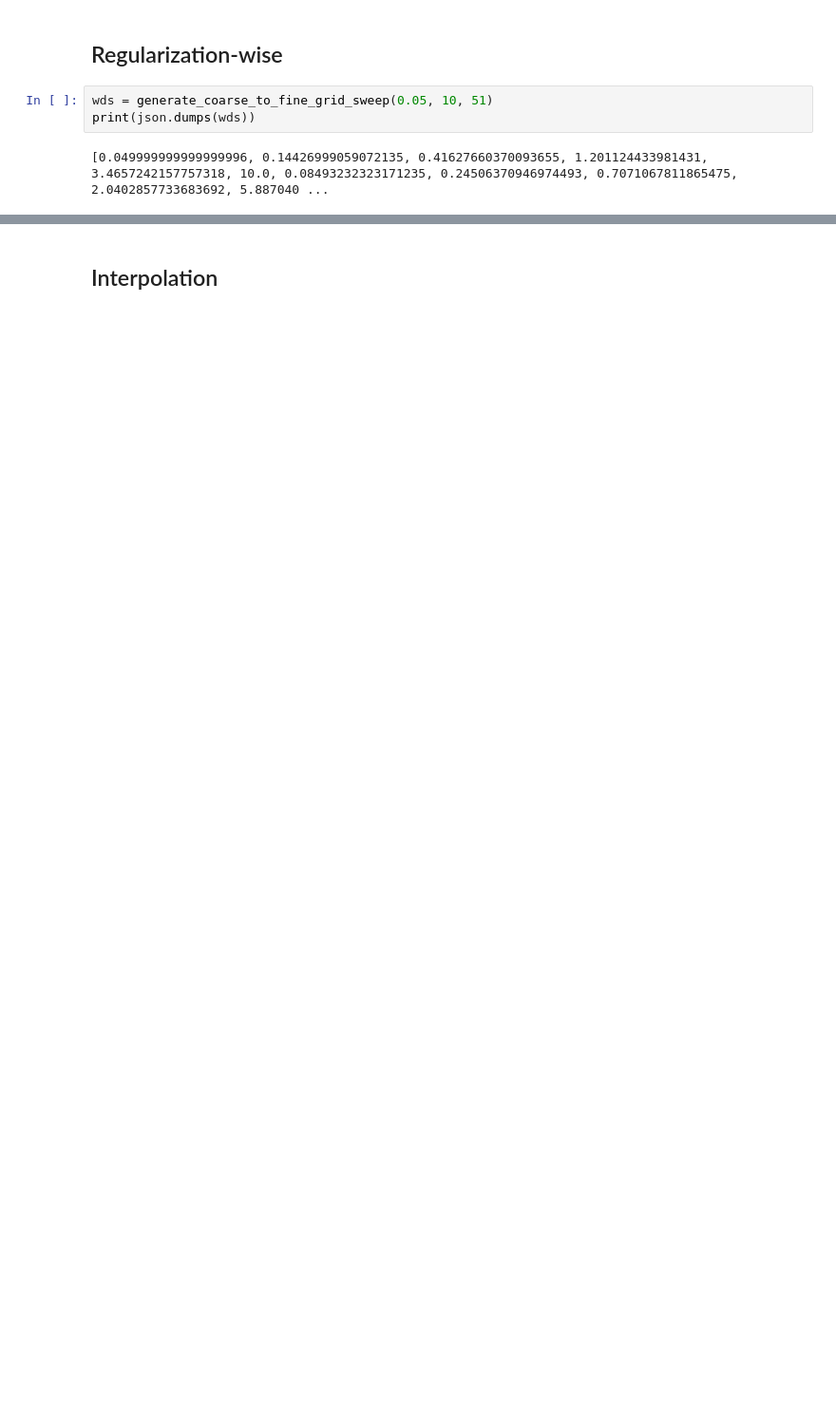
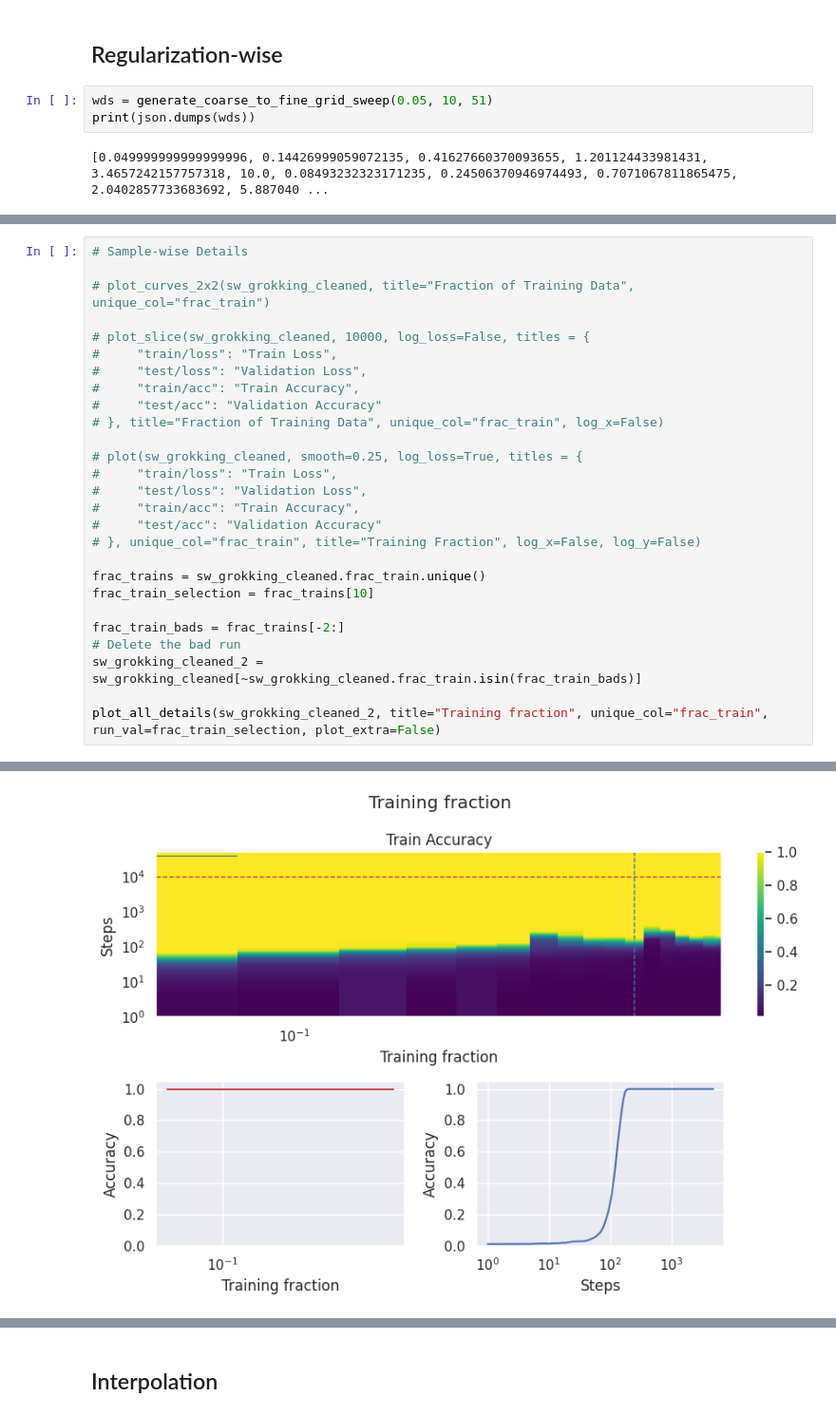
Before and after one commit to jqhoogland/pattern-learning, a Jupyter notebook: unifying/unifying.ipynb, the cells around one changed output, grey strips where cells are left out. Shown at 95% size. Cells and saved outputs as stored; diff of their text form; blank space fills up the shorter version.

```diff
--- a/unifying/unifying.ipynb
+++ b/unifying/unifying.ipynb
@@ -426,0 +846,28 @@ def plot(df: pd.DataFrame, smooth: Union[bool, float]=False, log_loss=True, cmap
+# %%
+# Sample-wise Details
+
+# plot_curves_2x2(sw_grokking_cleaned, title="Fraction of Training Data", unique_col="frac_train")
+
+# plot_slice(sw_grokking_cleaned, 10000, log_loss=False, titles = {
+#     "train/loss": "Train Loss",
+#     "test/loss": "Validation Loss",
+#     "train/acc": "Train Accuracy",
+#     "test/acc": "Validation Accuracy"
+# }, title="Fraction of Training Data", unique_col="frac_train", log_x=False)
+
+# plot(sw_grokking_cleaned, smooth=0.25, log_loss=True, titles = {
+#     "train/loss": "Train Loss",
+#     "test/loss": "Validation Loss",
+#     "train/acc": "Train Accuracy",
+#     "test/acc": "Validation Accuracy"
+# }, unique_col="frac_train", title="Training Fraction", log_x=False, log_y=False)
+
+frac_trains = sw_grokking_cleaned.frac_train.unique()
+frac_train_selection = frac_trains[10]
+
+frac_train_bads = frac_trains[-2:]
+# Delete the bad run
+sw_grokking_cleaned_2 = sw_grokking_cleaned[~sw_grokking_cleaned.frac_train.isin(frac_train_bads)]
+
+plot_all_details(sw_grokking_cleaned_2, title="Training fraction", unique_col="frac_train", run_val=frac_train_selection, plot_extra=False)
+# %% [output]
@@ -426,0 +882 @@ def plot(df: pd.DataFrame, smooth: Union[bool, float]=False, log_loss=True, cmap
+[figure, added]
```
Also changed, not shown: parts of 31 cells of this notebook, 26 other files.
